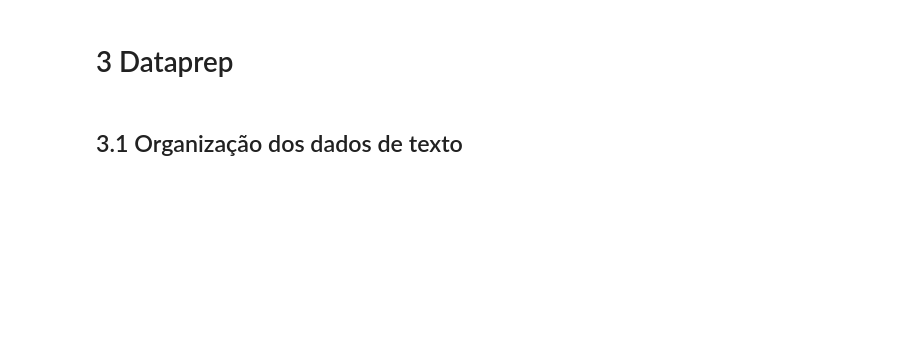
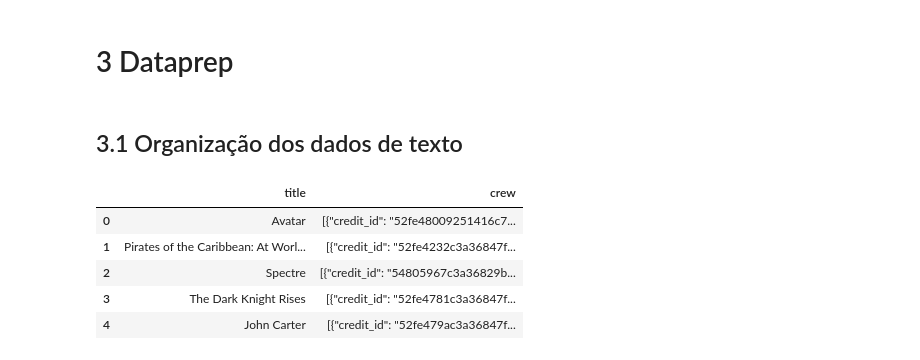
Before and after one commit to GuMauriz/projeto_recomendacao_filme, a Jupyter notebook: main.ipynb, the cells around one changed output. Cells and saved outputs as stored; diff of their text form; code cells hidden in the pictures; blank space fills up the shorter version.

```diff
--- a/main.ipynb
+++ b/main.ipynb
@@ -325,0 +341,10 @@ def clean_column_all(obj):
+# %%
+df_geral_example = df_geral[["title", "crew"]].iloc[:5]
+df_geral_example
+# %% [output]
+|  | title | crew |
+| 0 | Avatar | [{"credit_id": "52fe48009251416c7... |
+| 1 | Pirates of the Caribbean: At Worl... | [{"credit_id": "52fe4232c3a36847f... |
+| 2 | Spectre | [{"credit_id": "54805967c3a36829b... |
+| 3 | The Dark Knight Rises | [{"credit_id": "52fe4781c3a36847f... |
+| 4 | John Carter | [{"credit_id": "52fe479ac3a36847f... |
```
Also changed, not shown: parts of 5 cells of this notebook.
